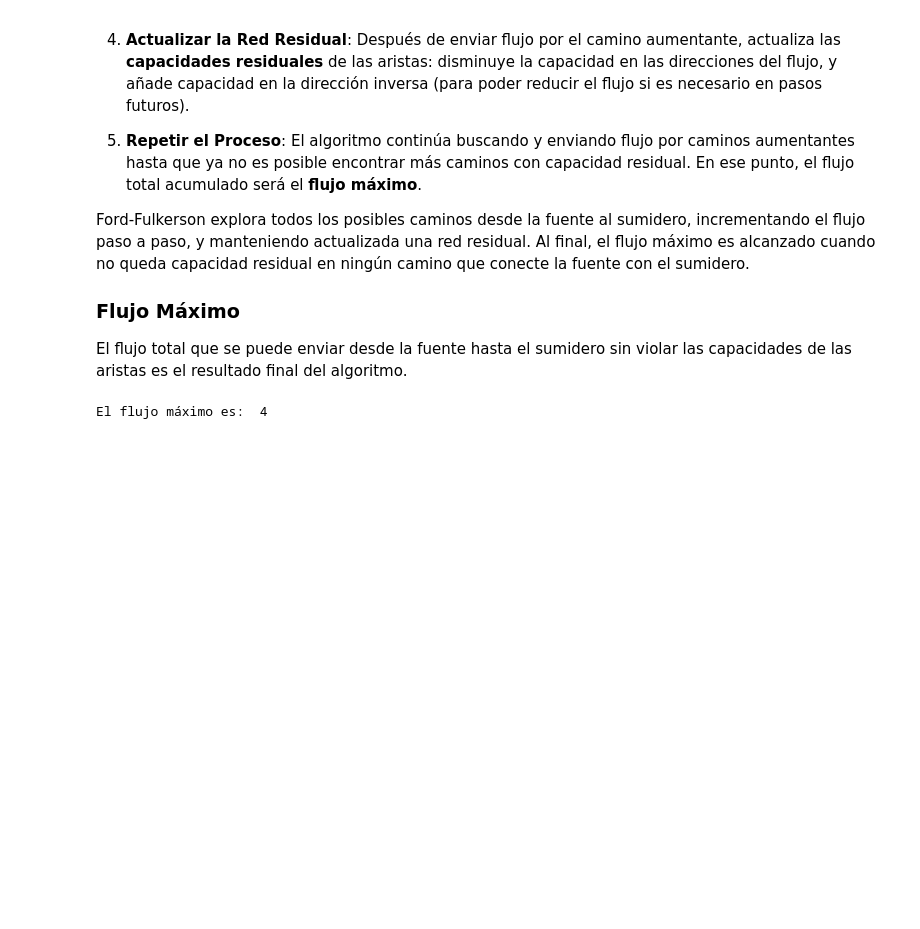
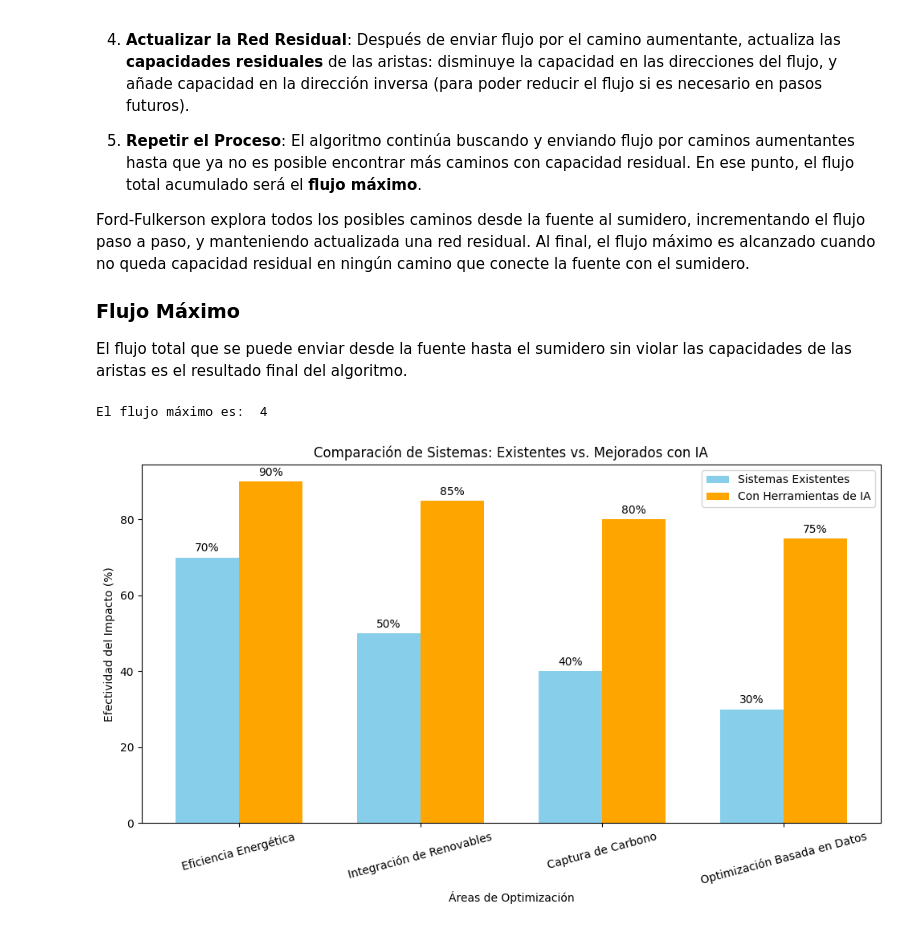
Before and after one commit to JayGhz/Complejidad_Algoritmica, a Jupyter notebook: Semana11/ford_fulkerson.ipynb, the cells around one changed output. Cells and saved outputs as stored; diff of their text form; code cells hidden in the pictures; blank space fills up the shorter version.

```diff
--- a/Semana11/ford_fulkerson.ipynb
+++ b/Semana11/ford_fulkerson.ipynb
@@ -75,3 +75,39 @@ sink = 5
 print("El flujo máximo es: ", fold_fulkerson(Graph, source, sink))
 # %% [output]
 El flujo máximo es:  4
+# %%
+import matplotlib.pyplot as plt
+import numpy as np
+
+categorias = ['Eficiencia Energética', 'Integración de Renovables', 'Captura de Carbono', 'Optimización Basada en Datos']
+impacto_existente = [70, 50, 40, 30]
+impacto_potencial = [90, 85, 80, 75]
+
+x = np.arange(len(categorias))  # Ubicación en el eje x
+
+# Crear el gráfico de barras
+ancho = 0.35  # Ancho de las barras
+fig, ax = plt.subplots(figsize=(10, 6))
+
+# Barras para los sistemas existentes y el potencial mejorado con IA
+barras1 = ax.bar(x - ancho/2, impacto_existente, ancho, label='Sistemas Existentes', color='skyblue')
+barras2 = ax.bar(x + ancho/2, impacto_potencial, ancho, label='Con Herramientas de IA', color='orange')
+
+# Etiquetas y formato
+ax.set_xlabel('Áreas de Optimización')
+ax.set_ylabel('Efectividad del Impacto (%)')
+ax.set_title('Comparación de Sistemas: Existentes vs. Mejorados con IA')
+ax.set_xticks(x)
+ax.set_xticklabels(categorias, rotation=15)
+ax.legend()
+
+# Añadir anotaciones de valores en las barras
+for barra in barras1 + barras2:
+    altura = barra.get_height()
+    ax.annotate(f'{altura}%', xy=(barra.get_x() + barra.get_width()/2, altura),
+                xytext=(0, 3), textcoords="offset points", ha='center', va='bottom')
+
+plt.tight_layout()
+plt.show()
+# %% [output]
+[figure, added]
```
